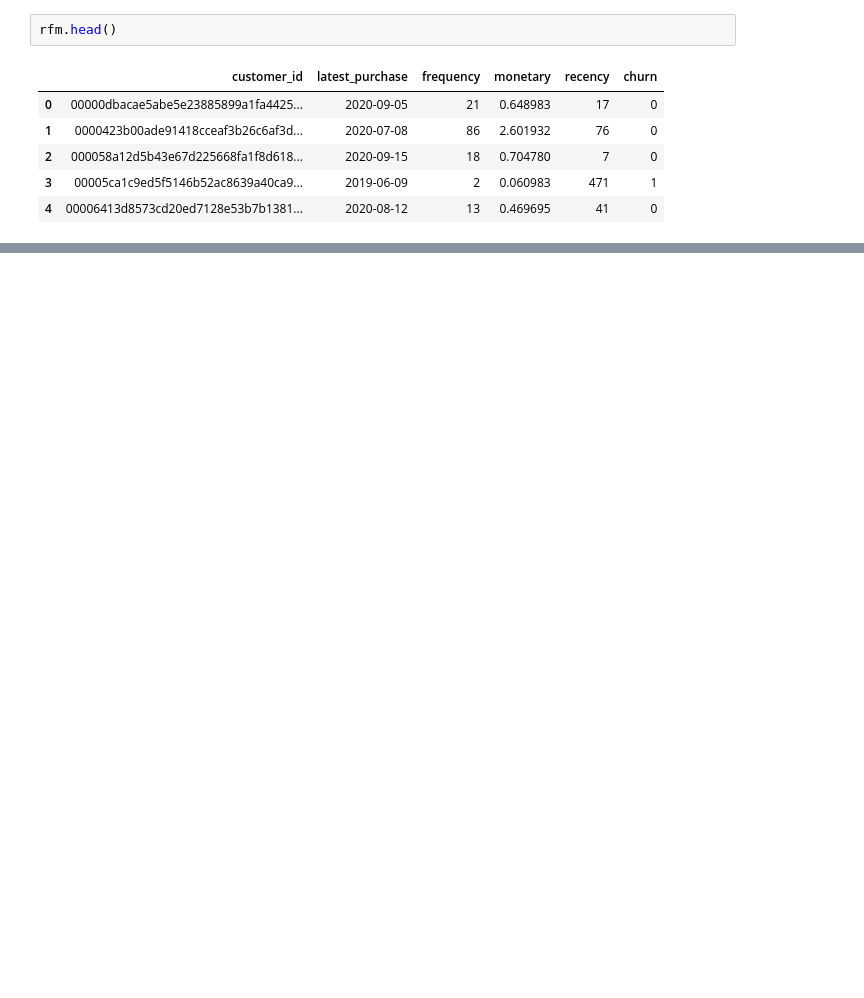
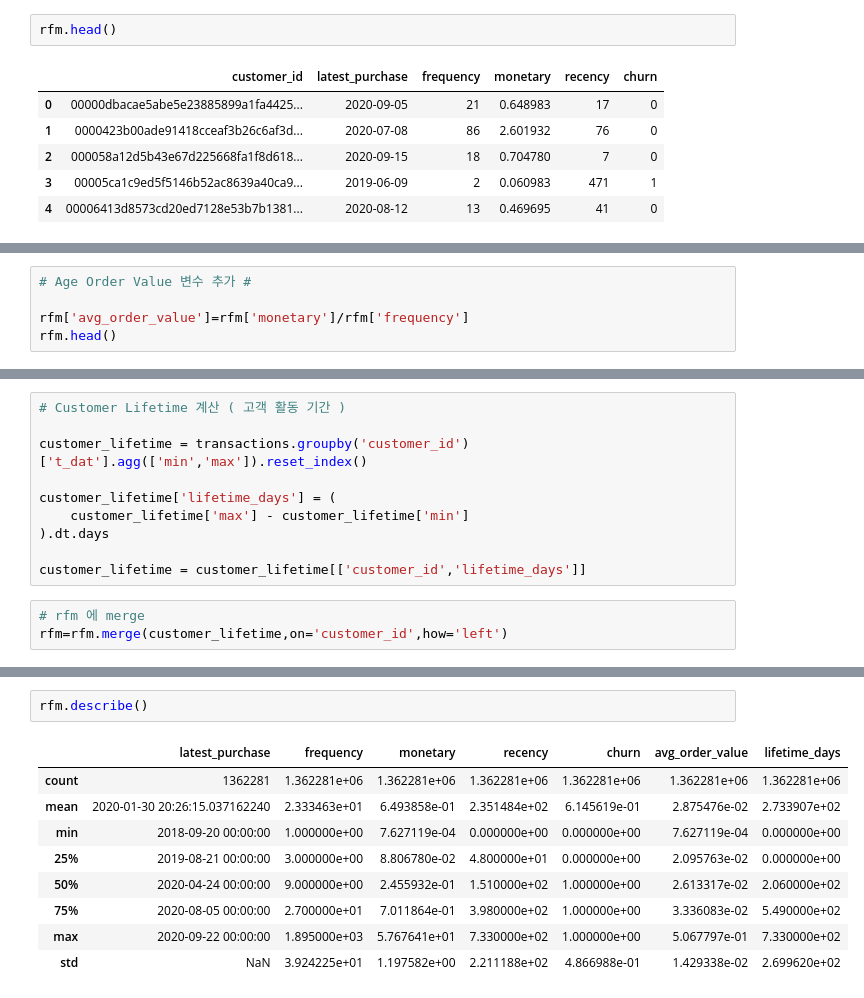
Before and after one commit to jiyoon0227/fashion-customer-churn-analysis, a Jupyter notebook: 01_data_preparation.ipynb, the cells around one changed output, grey strips where cells are left out. Cells and saved outputs as stored; diff of their text form; blank space fills up the shorter version.

```diff
--- a/01_data_preparation.ipynb
+++ b/01_data_preparation.ipynb
@@ -55,0 +133,5 @@ rfm.head()
+# %%
+# Age Order Value 변수 추가 #
+
+rfm['avg_order_value']=rfm['monetary']/rfm['frequency']
+rfm.head()
@@ -55,0 +145,13 @@ rfm.head()
+# %%
+# Customer Lifetime 계산 ( 고객 활동 기간 )
+
+customer_lifetime = transactions.groupby('customer_id')['t_dat'].agg(['min','max']).reset_index()
+
+customer_lifetime['lifetime_days'] = (
+    customer_lifetime['max'] - customer_lifetime['min']
+).dt.days
+
+customer_lifetime = customer_lifetime[['customer_id','lifetime_days']]
+# %%
+# rfm 에 merge
+rfm=rfm.merge(customer_lifetime,on='customer_id',how='left')
@@ -55,0 +167,12 @@ rfm.head()
+# %%
+rfm.describe()
+# %% [output]
+|  | latest_purchase | frequency | monetary | recency | churn | avg_order_value | lifetime_days |
+| count | 1362281 | 1.362281e+06 | 1.362281e+06 | 1.362281e+06 | 1.362281e+06 | 1.362281e+06 | 1.362281e+06 |
+| mean | 2020-01-30 20:26:15.037162240 | 2.333463e+01 | 6.493858e-01 | 2.351484e+02 | 6.145619e-01 | 2.875476e-02 | 2.733907e+02 |
+| min | 2018-09-20 00:00:00 | 1.000000e+00 | 7.627119e-04 | 0.000000e+00 | 0.000000e+00 | 7.627119e-04 | 0.000000e+00 |
+| 25% | 2019-08-21 00:00:00 | 3.000000e+00 | 8.806780e-02 | 4.800000e+01 | 0.000000e+00 | 2.095763e-02 | 0.000000e+00 |
+| 50% | 2020-04-24 00:00:00 | 9.000000e+00 | 2.455932e-01 | 1.510000e+02 | 1.000000e+00 | 2.613317e-02 | 2.060000e+02 |
+| 75% | 2020-08-05 00:00:00 | 2.700000e+01 | 7.011864e-01 | 3.980000e+02 | 1.000000e+00 | 3.336083e-02 | 5.490000e+02 |
+| max | 2020-09-22 00:00:00 | 1.895000e+03 | 5.767641e+01 | 7.330000e+02 | 1.000000e+00 | 5.067797e-01 | 7.330000e+02 |
+| std | NaN | 3.924225e+01 | 1.197582e+00 | 2.211188e+02 | 4.866988e-01 | 1.429338e-02 | 2.699620e+02 |
```
Also changed, not shown: parts of 18 cells of this notebook.
